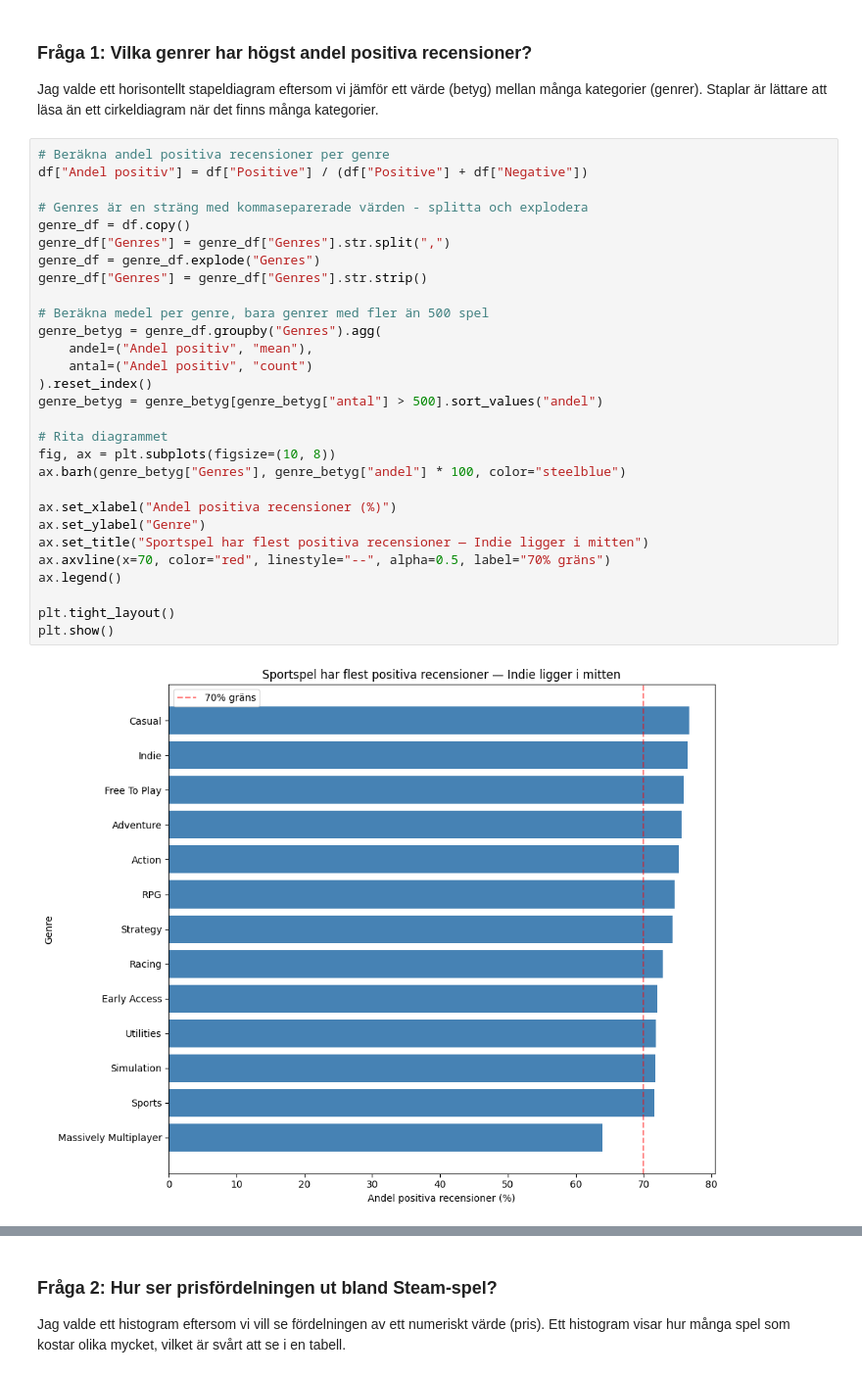
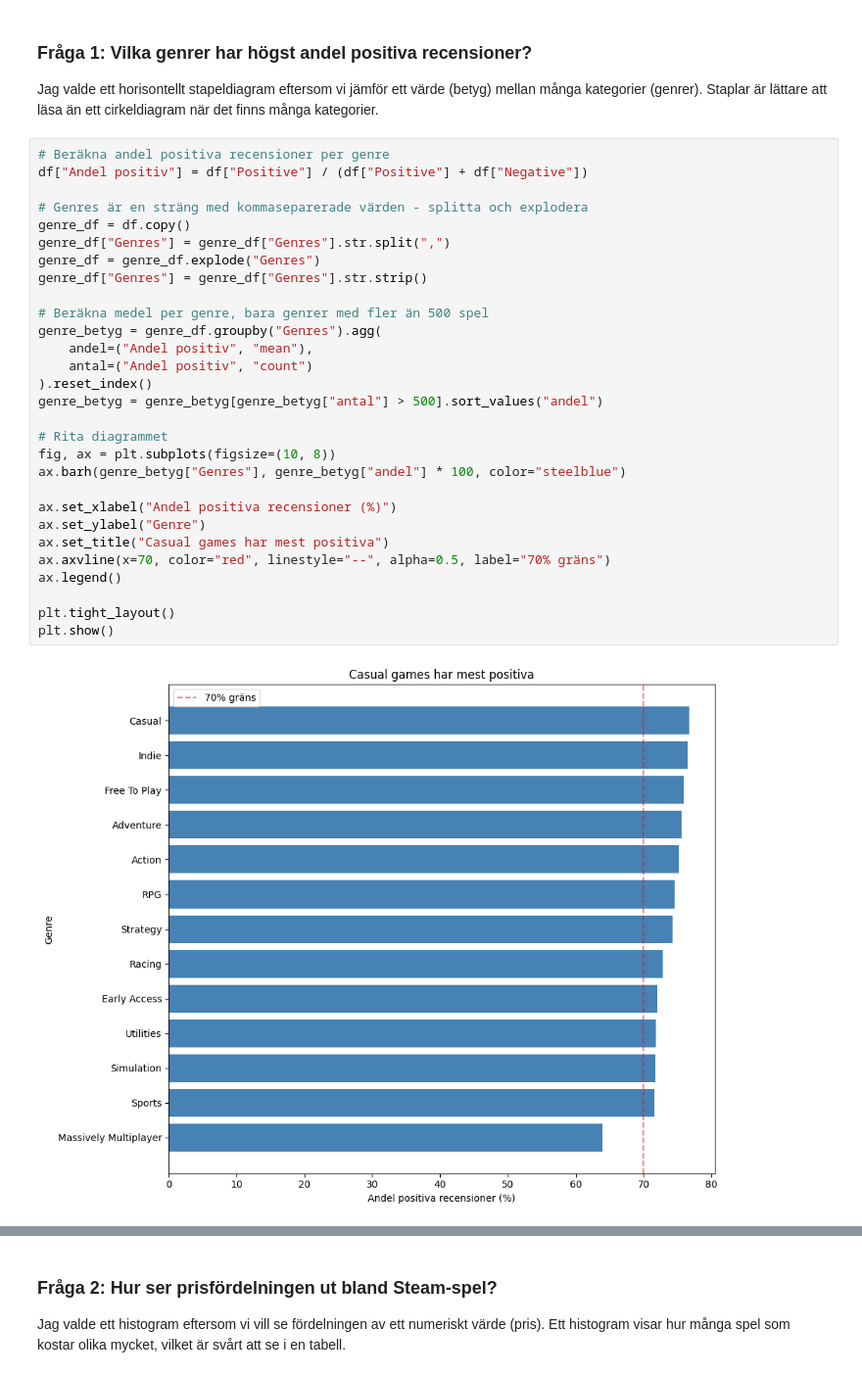
Before and after one commit to pyr0xd/kk1-steam-analasys, a Jupyter notebook: notebook.ipynb, the cells around one changed output, grey strips where cells are left out. Shown at 98% size. Drawn from its saved outputs; the diff is of its cells as text.

```diff
--- a/notebook.ipynb
+++ b/notebook.ipynb
@@ -121,33 +121,33 @@ när det finns många kategorier.
 # %%
 # Beräkna andel positiva recensioner per genre
 df["Andel positiv"] = df["Positive"] / (df["Positive"] + df["Negative"])
 
 # Genres är en sträng med kommaseparerade värden - splitta och explodera
 genre_df = df.copy()
 genre_df["Genres"] = genre_df["Genres"].str.split(",")
 genre_df = genre_df.explode("Genres")
 genre_df["Genres"] = genre_df["Genres"].str.strip()
 
 # Beräkna medel per genre, bara genrer med fler än 500 spel
 genre_betyg = genre_df.groupby("Genres").agg(
     andel=("Andel positiv", "mean"),
     antal=("Andel positiv", "count")
 ).reset_index()
 genre_betyg = genre_betyg[genre_betyg["antal"] > 500].sort_values("andel")
 
 # Rita diagrammet
 fig, ax = plt.subplots(figsize=(10, 8))
 ax.barh(genre_betyg["Genres"], genre_betyg["andel"] * 100, color="steelblue")
 
 ax.set_xlabel("Andel positiva recensioner (%)")
 ax.set_ylabel("Genre")
-ax.set_title("Sportspel har flest positiva recensioner — Indie ligger i mitten")
+ax.set_title("Casual games har mest positiva")
 ax.axvline(x=70, color="red", linestyle="--", alpha=0.5, label="70% gräns")
 ax.legend()
 
 plt.tight_layout()
 plt.show()
 # %% [output]
-[figure, old version]
+[figure, new version]
 # %% [markdown]
 Casual och Indie-spel har högst andel positiva recensioner bland alla genrer.
```
Also changed, not shown: parts of 2 cells of this notebook.
